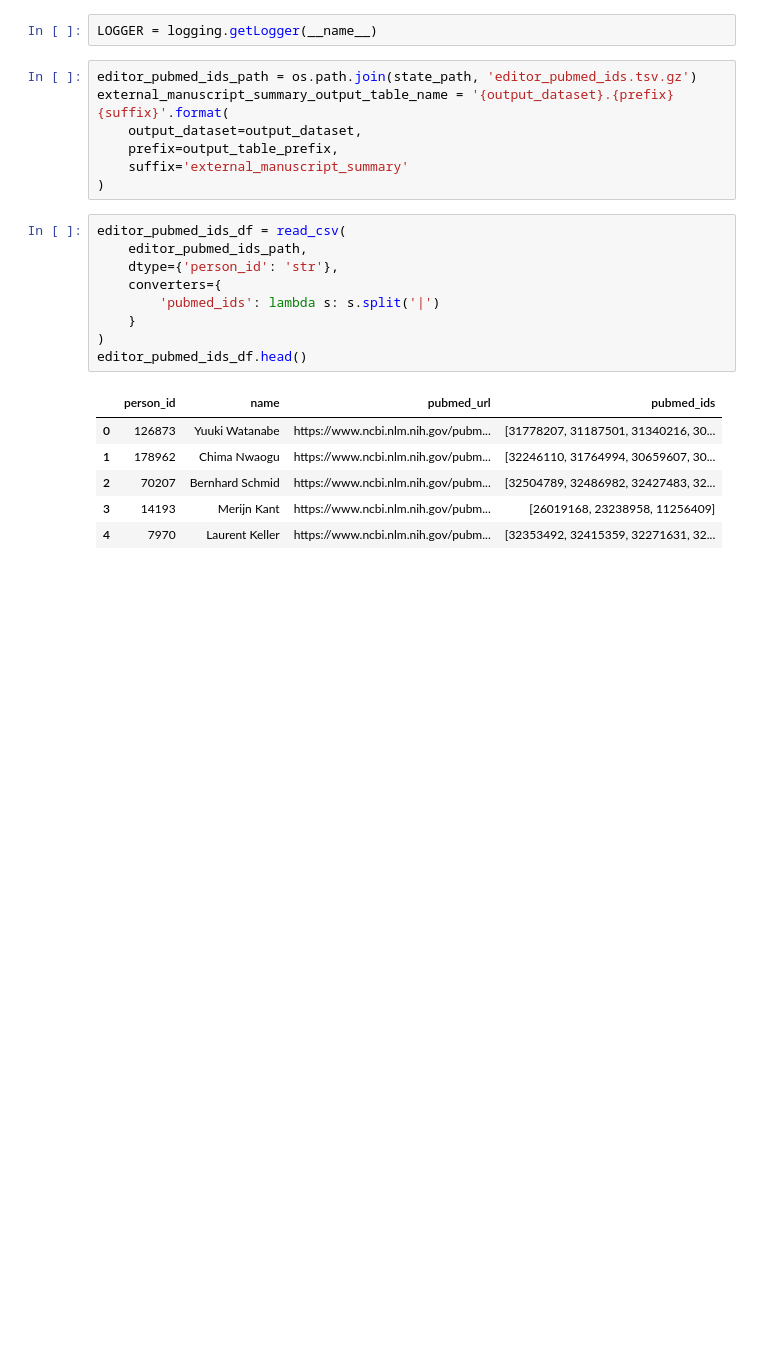
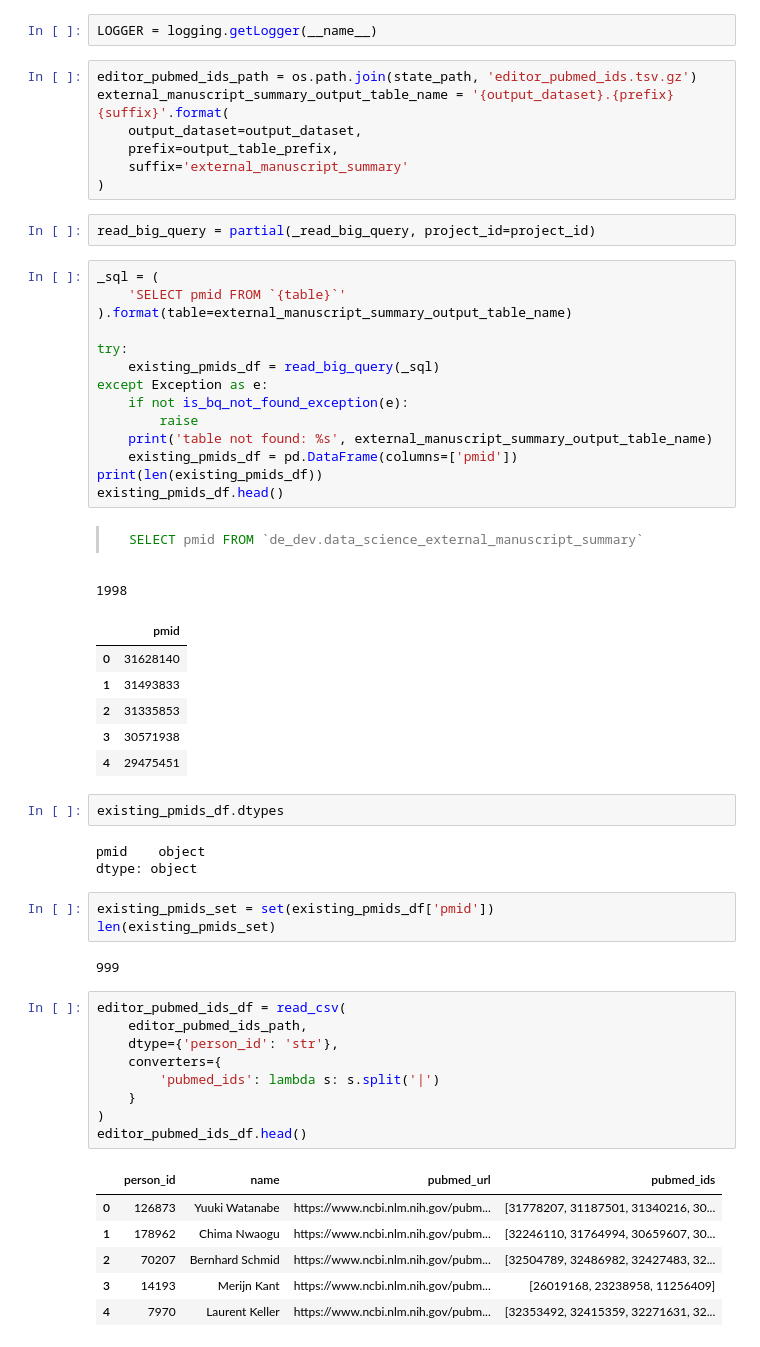
Before and after one commit to elifesciences/data-science-dags, a Jupyter notebook: notebooks/peerscout/peerscout-get-editor-pubmed-external-manuscript-summary.ipynb, the cells around one changed output. Drawn from its saved outputs; the diff is of its cells as text; blank space fills up the shorter version.

Commit message:
append to manuscript summary table

````diff
--- a/notebooks/peerscout/peerscout-get-editor-pubmed-external-manuscript-summary.ipynb
+++ b/notebooks/peerscout/peerscout-get-editor-pubmed-external-manuscript-summary.ipynb
@@ -44,6 +53,43 @@ external_manuscript_summary_output_table_name = '{output_dataset}.{prefix}{suffi
     prefix=output_table_prefix,
     suffix='external_manuscript_summary'
 )
+# %%
+read_big_query = partial(_read_big_query, project_id=project_id)
+# %%
+_sql = (
+    'SELECT pmid FROM `{table}`'
+).format(table=external_manuscript_summary_output_table_name)
+
+try:
+    existing_pmids_df = read_big_query(_sql)
+except Exception as e:
+    if not is_bq_not_found_exception(e):
+        raise
+    print('table not found: %s', external_manuscript_summary_output_table_name)
+    existing_pmids_df = pd.DataFrame(columns=['pmid'])
+print(len(existing_pmids_df))
+existing_pmids_df.head()
+# %% [output]
+> ```sql
+> SELECT pmid FROM `de_dev.data_science_external_manuscript_summary`
+> ```
+1998
+|  | pmid |
+| 0 | 31628140 |
+| 1 | 31493833 |
+| 2 | 31335853 |
+| 3 | 30571938 |
+| 4 | 29475451 |
+# %%
+existing_pmids_df.dtypes
+# %% [output]
+pmid    object
+dtype: object
+# %%
+existing_pmids_set = set(existing_pmids_df['pmid'])
+len(existing_pmids_set)
+# %% [output]
+999
 # %%
 editor_pubmed_ids_df = read_csv(
     editor_pubmed_ids_path,
````
Also changed, not shown: parts of 6 cells of this notebook.
